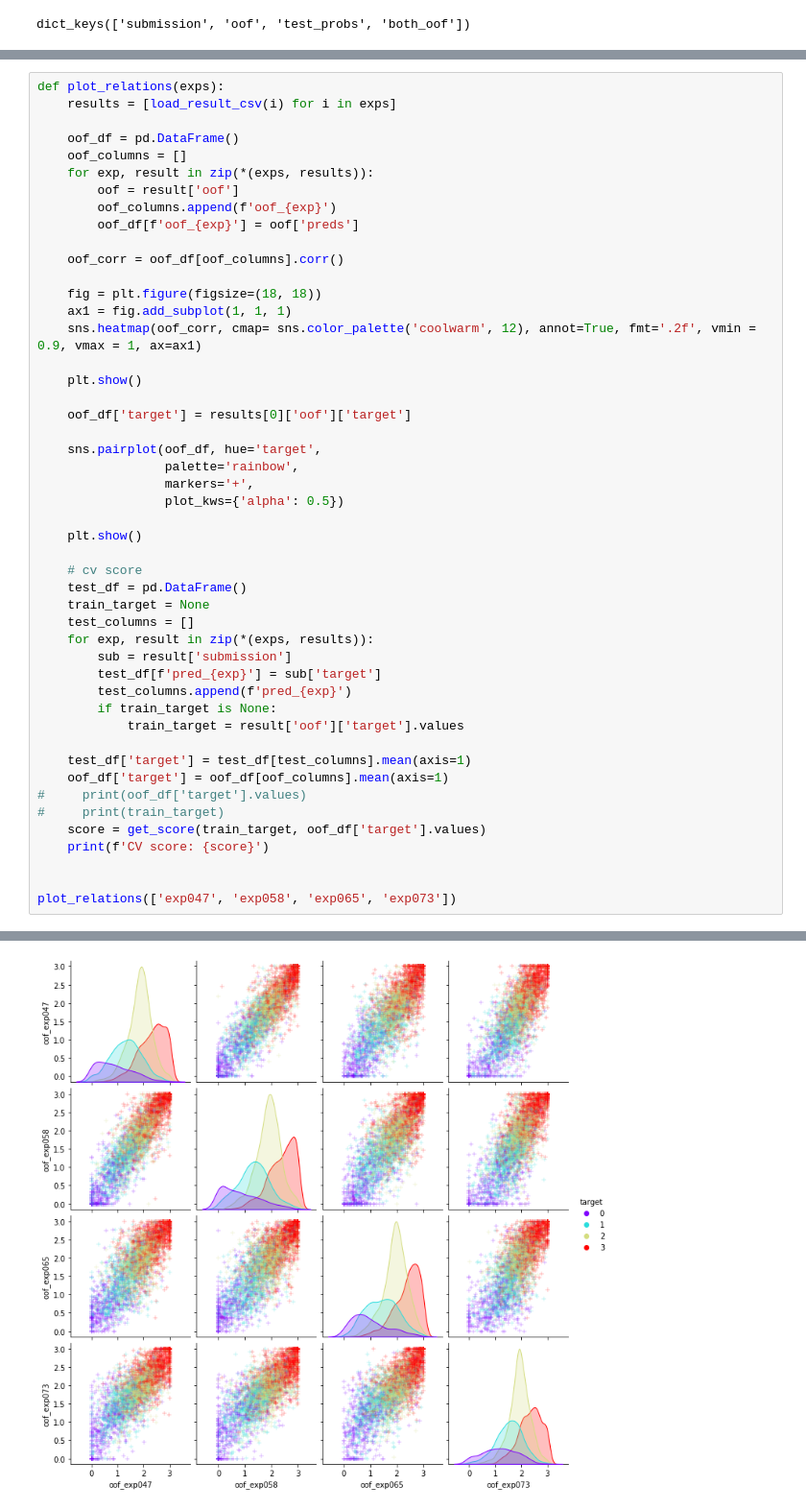
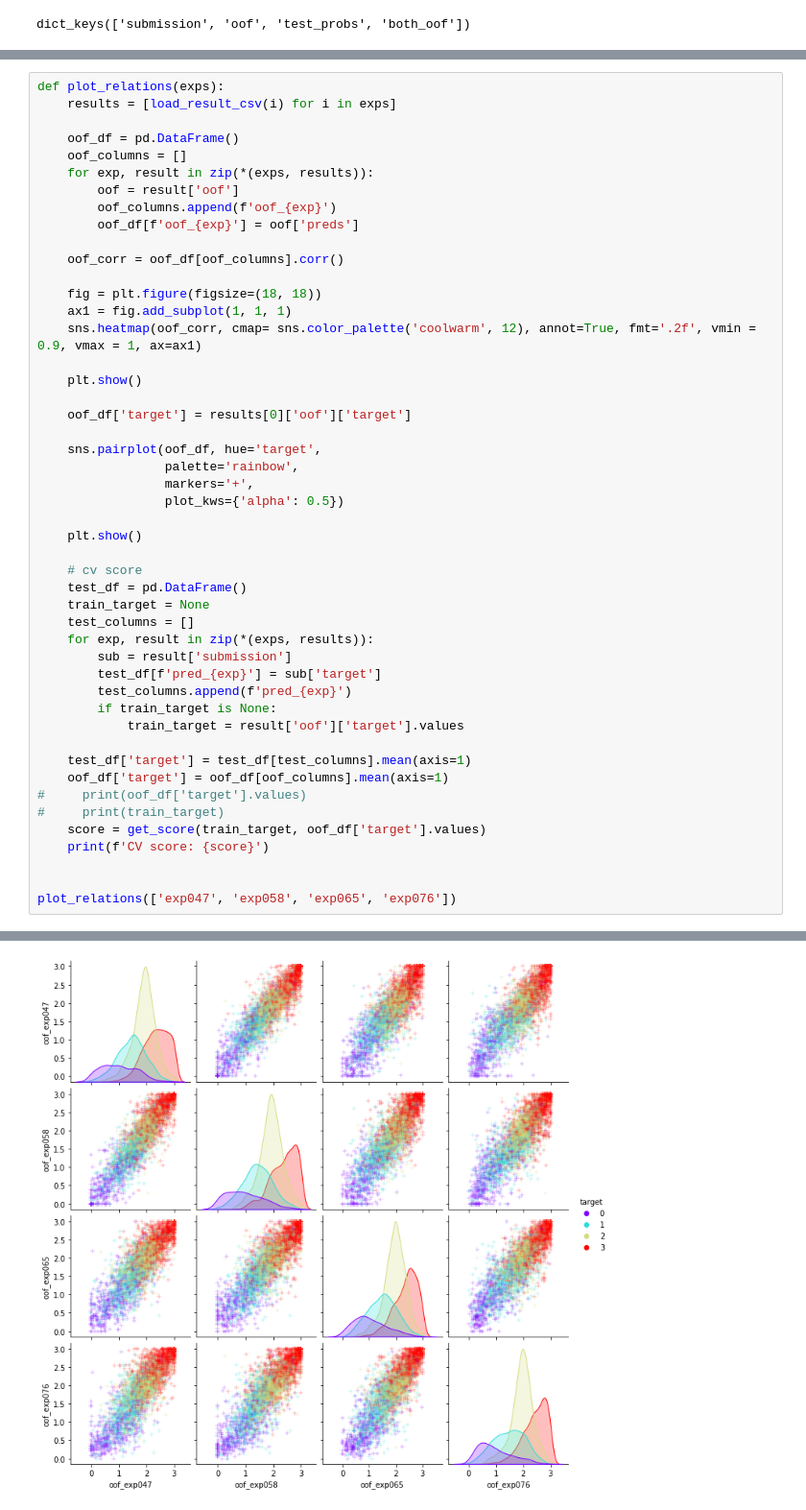
Before and after one commit to gotaku6629/atmaCup11, a Jupyter notebook: notebooks/result_analysis.ipynb, the cells around one changed output, grey strips where cells are left out. Shown at 96% size. Cells and saved outputs as stored; diff of their text form.

```diff
--- a/notebooks/result_analysis.ipynb
+++ b/notebooks/result_analysis.ipynb
@@ -136,32 +136,32 @@ def plot_relations(exps):
     oof_df['target'] = results[0]['oof']['target']
 
     sns.pairplot(oof_df, hue='target',
                  palette='rainbow',
                  markers='+',
                  plot_kws={'alpha': 0.5})
 
     plt.show()
 
     # cv score
     test_df = pd.DataFrame()
     train_target = None
     test_columns = []
     for exp, result in zip(*(exps, results)):
         sub = result['submission']
         test_df[f'pred_{exp}'] = sub['target']
         test_columns.append(f'pred_{exp}')
         if train_target is None:
             train_target = result['oof']['target'].values
 
     test_df['target'] = test_df[test_columns].mean(axis=1)
     oof_df['target'] = oof_df[oof_columns].mean(axis=1)
 #     print(oof_df['target'].values)
 #     print(train_target)
     score = get_score(train_target, oof_df['target'].values)
     print(f'CV score: {score}')
 
 
-plot_relations(['exp047', 'exp058', 'exp065', 'exp073'])
+plot_relations(['exp047', 'exp058', 'exp065', 'exp076'])
 # %% [output]
 [figure]
-[figure, old version]
+[figure, new version]
```
Also changed, not shown: parts of 1 cell of this notebook, 1 other file.
